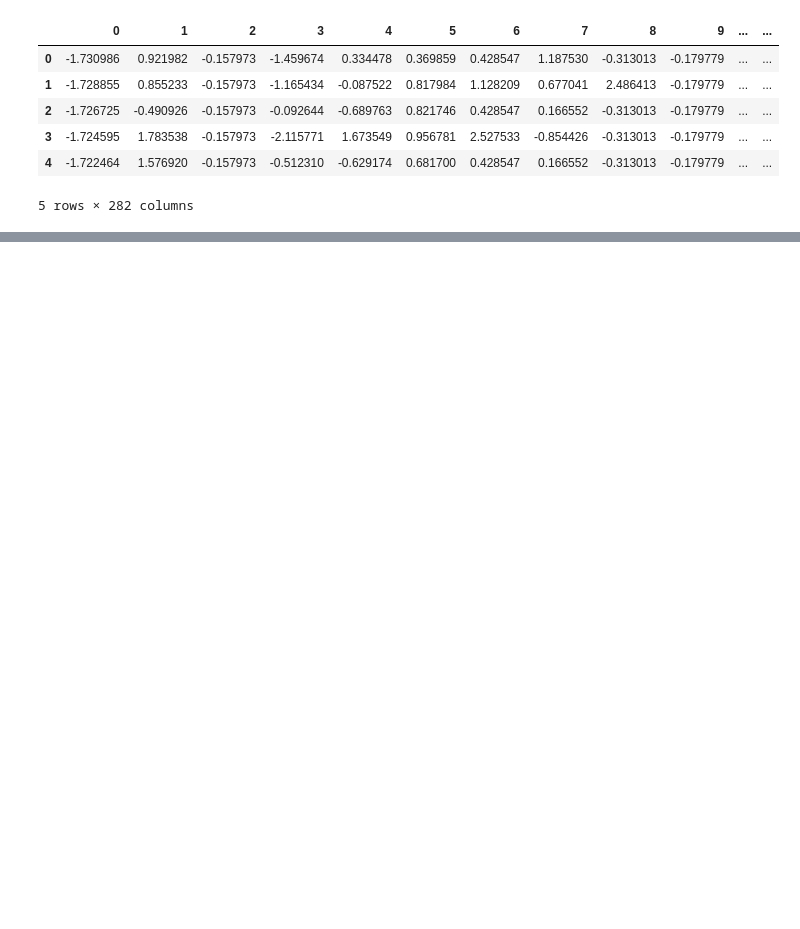
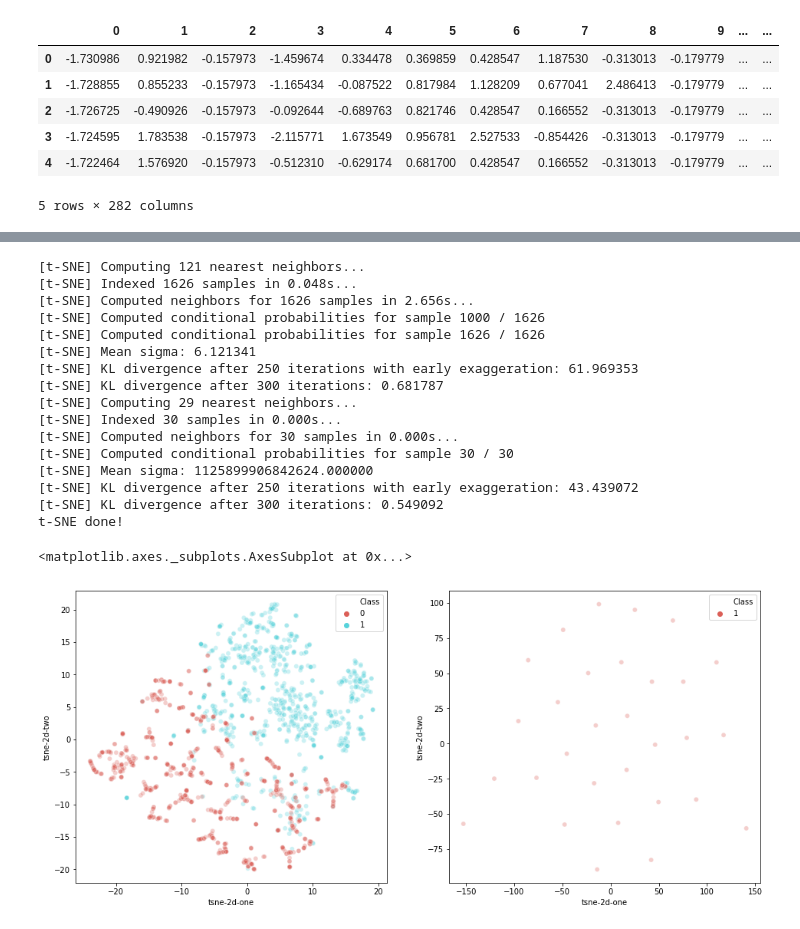
Before and after one commit to BeckResearchLab/homoGANize, a Jupyter notebook: notebooks/basic gans.ipynb, the cells around one changed output, grey strips where cells are left out. Drawn from its saved outputs; the diff is of its cells as text; code cells hidden in the pictures; blank space fills up the shorter version.

Commit message:
working gan, needs more iterations

```diff
--- a/notebooks/basic gans.ipynb
+++ b/notebooks/basic gans.ipynb
@@ -128,0 +69,4 @@ KeyError: 0
+# %%
+full = x_train.iloc[:,:280]
+full_selected = train_y.iloc[:,:]
+full['Class'] = full_selected
@@ -217,0 +163,58 @@ def sample_data(n=10000, scale=100):
+# %%
+generated =  pd.DataFrame(np.concatenate(saved))
+generated.shape
+# %%
+check = generated.iloc[780:810,:].copy()
+syn = []
+for index, row in check.iterrows():
+    syn.append(1)
+check['Class'] = syn
+# %%
+tsne = TSNE(n_components=2, verbose=1, perplexity=40, n_iter=300, random_state=4)
+tsne_results1 = tsne.fit_transform(full)
+tsne_results2 = tsne.fit_transform(check)
+print('t-SNE done!')
+full['tsne-2d-one'] = tsne_results1[:,0]
+full['tsne-2d-two'] = tsne_results1[:,1]
+check['tsne-2d-one'] = tsne_results2[:,0]
+check['tsne-2d-two'] = tsne_results2[:,1]
+plt.figure(figsize=(16,7))
+ax1 = plt.subplot(1, 2, 1)
+sns.scatterplot(
+   x="tsne-2d-one", y="tsne-2d-two",
+    hue="Class",
+    palette=sns.color_palette("hls", 2),
+    data=full,
+    legend="full",
+    alpha=0.3,
+    ax=ax1
+)
+ax2 = plt.subplot(1, 2, 2)
+sns.scatterplot(
+    x="tsne-2d-one", y="tsne-2d-two",
+    hue="Class",
+    palette=sns.color_palette("hls", 1),
+    data=check,
+    legend="full",
+    alpha=0.3,
+    ax=ax2
+)
+# %% [output]
+[t-SNE] Computing 121 nearest neighbors...
+[t-SNE] Indexed 1626 samples in 0.048s...
+[t-SNE] Computed neighbors for 1626 samples in 2.656s...
+[t-SNE] Computed conditional probabilities for sample 1000 / 1626
+[t-SNE] Computed conditional probabilities for sample 1626 / 1626
+[t-SNE] Mean sigma: 6.121341
+[t-SNE] KL divergence after 250 iterations with early exaggeration: 61.969353
+[t-SNE] KL divergence after 300 iterations: 0.681787
+[t-SNE] Computing 29 nearest neighbors...
+[t-SNE] Indexed 30 samples in 0.000s...
+[t-SNE] Computed neighbors for 30 samples in 0.000s...
+[t-SNE] Computed conditional probabilities for sample 30 / 30
+[t-SNE] Mean sigma: 1125899906842624.000000
+[t-SNE] KL divergence after 250 iterations with early exaggeration: 43.439072
+[t-SNE] KL divergence after 300 iterations: 0.549092
+t-SNE done!
+<matplotlib.axes._subplots.AxesSubplot at 0x...>
+[figure, added]
```
Also changed, not shown: parts of 25 cells of this notebook.
